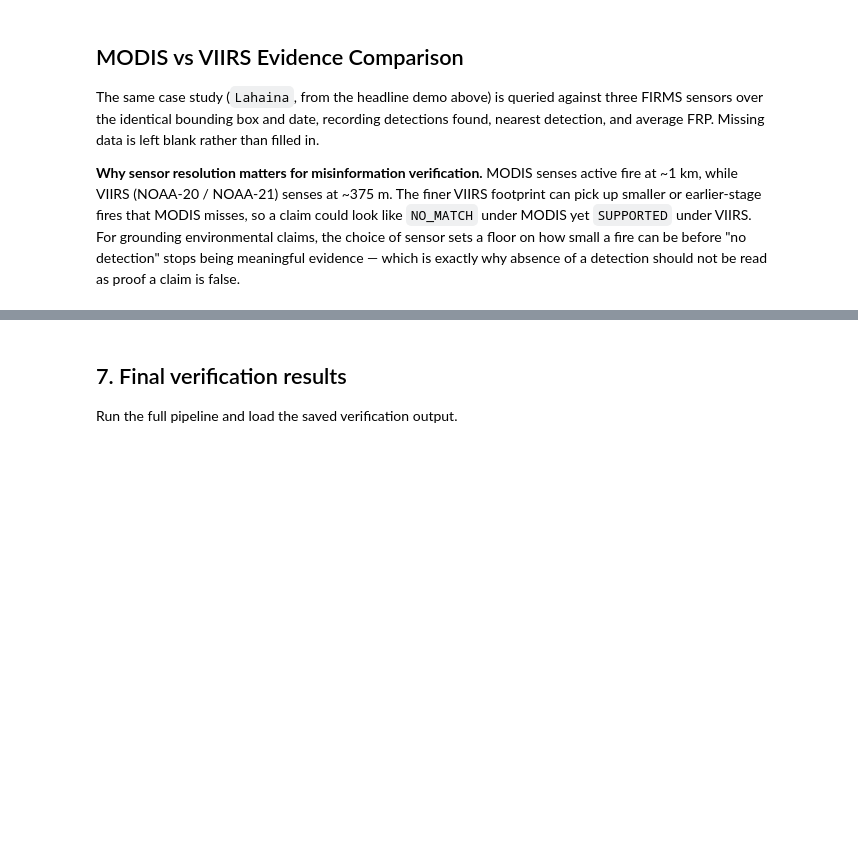
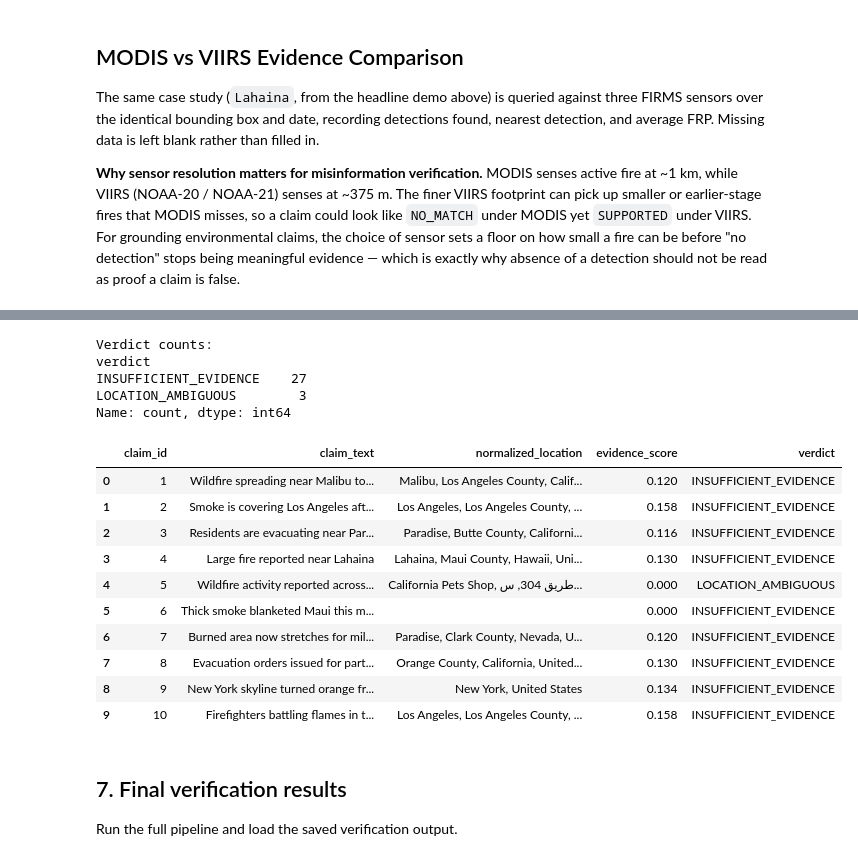
Before and after one commit to sarahain/NASA-Geospatial-Misinformation-Monitor, a Jupyter notebook: notebooks/week2_demo.ipynb, the cells around one changed output, grey strips where cells are left out. Saved outputs shown, nothing was run; the diff lists cells and outputs as text; code cells hidden in the pictures; blank space fills up the shorter version.

Commit message:
Upgrade prototype toward research proposal: resolver, evidence scoring, experiments, PostGIS schema, docs

```diff
--- a/notebooks/week2_demo.ipynb
+++ b/notebooks/week2_demo.ipynb
@@ -313,3 +366,27 @@ else:
+# %%
+import evidence
+
+evidence_records = evidence.build_records()
+print("Verdict counts:")
+print(evidence_records["verdict"].value_counts())
+evidence_records[["claim_id", "claim_text", "normalized_location", "evidence_score", "verdict"]].head(10)
+# %% [output]
+Verdict counts:
+verdict
+INSUFFICIENT_EVIDENCE    27
+LOCATION_AMBIGUOUS        3
+Name: count, dtype: int64
+|  | claim_id | claim_text | normalized_location | evidence_score | verdict |
+| 0 | 1 | Wildfire spreading near Malibu to... | Malibu, Los Angeles County, Calif... | 0.120 | INSUFFICIENT_EVIDENCE |
+| 1 | 2 | Smoke is covering Los Angeles aft... | Los Angeles, Los Angeles County, ... | 0.158 | INSUFFICIENT_EVIDENCE |
+| 2 | 3 | Residents are evacuating near Par... | Paradise, Butte County, Californi... | 0.116 | INSUFFICIENT_EVIDENCE |
+| 3 | 4 | Large fire reported near Lahaina | Lahaina, Maui County, Hawaii, Uni... | 0.130 | INSUFFICIENT_EVIDENCE |
+| 4 | 5 | Wildfire activity reported across... | California Pets Shop, طريق 304, س... | 0.000 | LOCATION_AMBIGUOUS |
+| 5 | 6 | Thick smoke blanketed Maui this m... |  | 0.000 | INSUFFICIENT_EVIDENCE |
+| 6 | 7 | Burned area now stretches for mil... | Paradise, Clark County, Nevada, U... | 0.120 | INSUFFICIENT_EVIDENCE |
+| 7 | 8 | Evacuation orders issued for part... | Orange County, California, United... | 0.130 | INSUFFICIENT_EVIDENCE |
+| 8 | 9 | New York skyline turned orange fr... | New York, United States | 0.134 | INSUFFICIENT_EVIDENCE |
+| 9 | 10 | Firefighters battling flames in t... | Los Angeles, Los Angeles County, ... | 0.158 | INSUFFICIENT_EVIDENCE |
 # %% [markdown]
 ## 7. Final verification results
 
```
Also changed, not shown: parts of 6 cells of this notebook, 15 other files.
